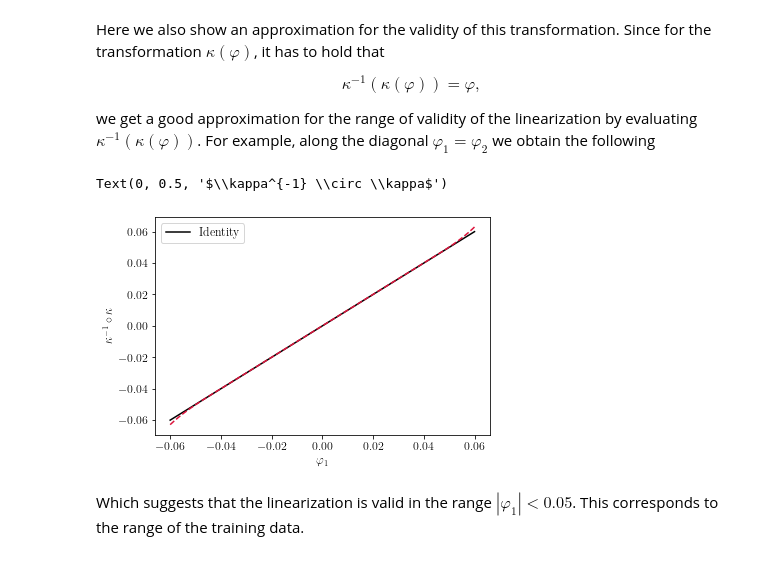
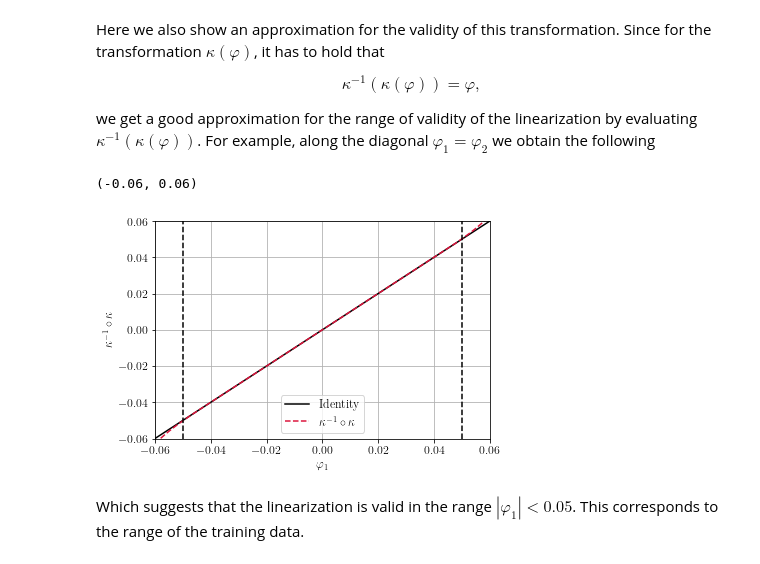
Before and after one commit to haller-group/DataDrivenLinearization, a Jupyter notebook: examples/Example_4_sloshing.ipynb, the cells around one changed output. Cells and saved outputs as stored; diff of their text form; code cells hidden in the pictures.

```diff
--- a/examples/Example_4_sloshing.ipynb
+++ b/examples/Example_4_sloshing.ipynb
@@ -297,16 +297,22 @@ we get a good approximation for the range of validity of the linearization by ev
 # %%
 xx = np.linspace(-0.06, 0.06, 1000)
 pts = np.vstack((xx, xx))
 
 yy = np.squeeze(inverse_transform_numpy(np.squeeze(transform_numpy(pts))))
 plt.plot(xx, xx, '-', c= 'black', label = 'Identity')
-plt.plot(xx, yy[0,:], '--', c='crimson')
+plt.plot(xx, yy[0,:], '--', c='crimson', label = '$\kappa^{-1}\circ \kappa $')
+plt.grid()
+plt.plot([-0.05, -0.05],[-0.06, 0.06], '--', c='black')
+plt.plot([0.05, 0.05],[-0.06, 0.06], '--', c='black')
+
 plt.legend()
 plt.xlabel(u'$\\varphi_1$')
 plt.ylabel(u'$\\kappa^{-1} \\circ \\kappa$')
+plt.xlim(-0.06, 0.06)
+plt.ylim(-0.06, 0.06)
 # %% [output]
-Text(0, 0.5, '$\\kappa^{-1} \\circ \\kappa$')
+(-0.06, 0.06)
-[figure, old version]
+[figure, new version]
 # %% [markdown]
 Which suggests that the linearization is valid in the range $|\varphi_1|<0.05$. This corresponds to the range of the training data.
 # %% [markdown]
```
Also changed, not shown: parts of 18 cells of this notebook, 2 other files.
